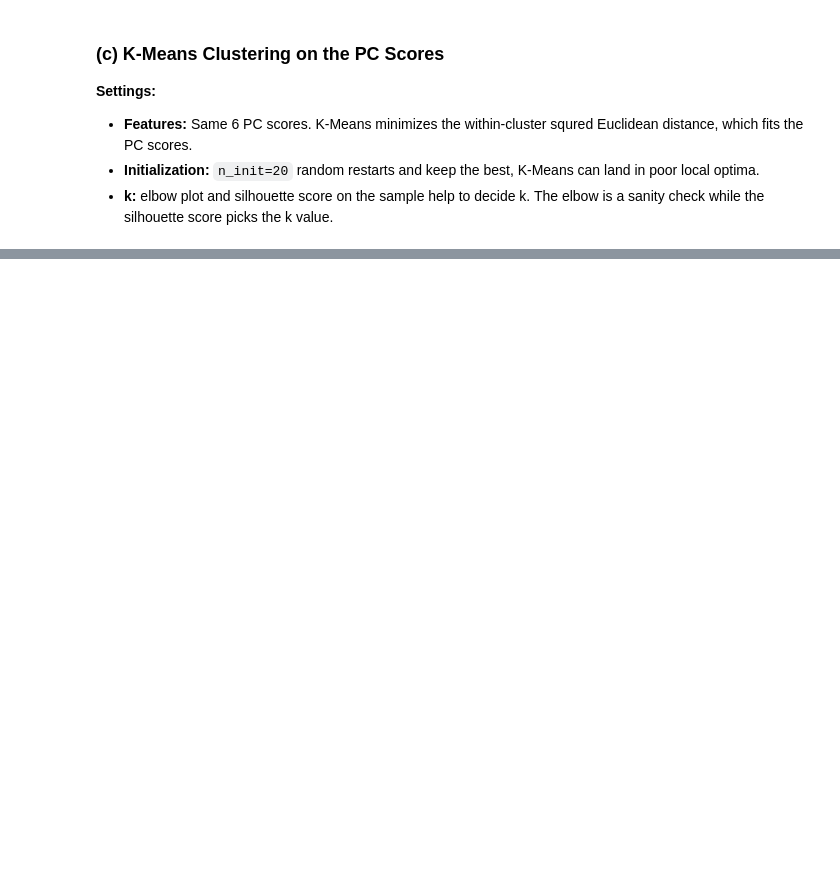
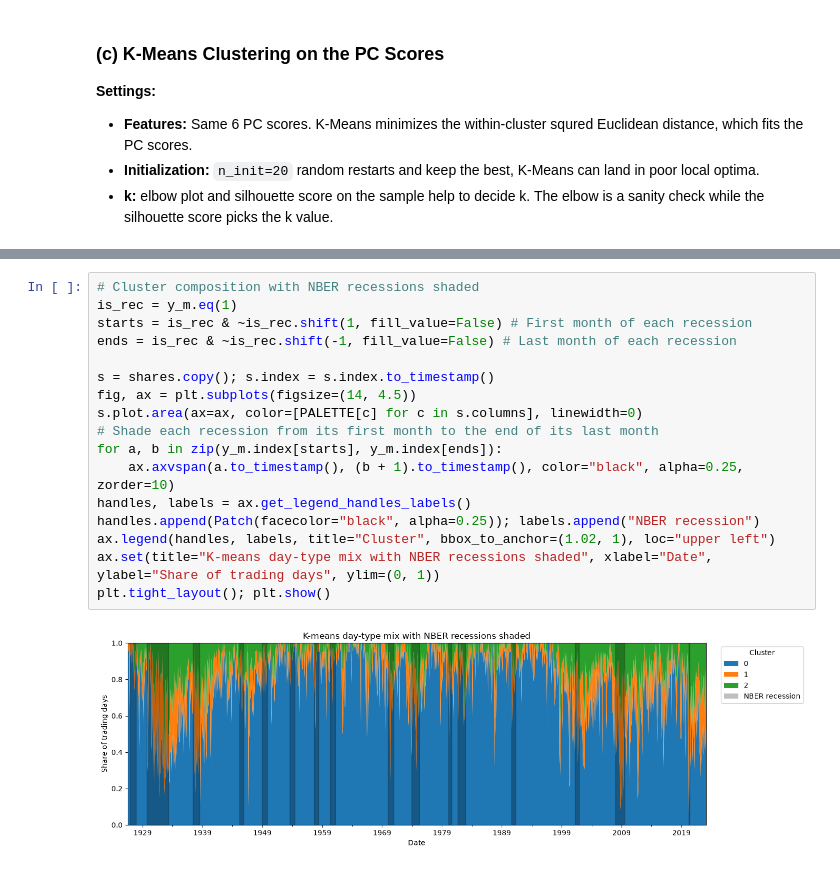
Before and after one commit to MaxWeisz88/COSI104A_HW6, a Jupyter notebook: tasks2.ipynb, the cells around one changed output, grey strips where cells are left out. Drawn from its saved outputs; the diff is of its cells as text; blank space fills up the shorter version.

```diff
--- a/tasks2.ipynb
+++ b/tasks2.ipynb
@@ -339,0 +389,19 @@ Freq: M, Name: USREC, dtype: int64
+# %%
+# Cluster composition with NBER recessions shaded
+is_rec = y_m.eq(1)
+starts = is_rec & ~is_rec.shift(1, fill_value=False) # First month of each recession
+ends = is_rec & ~is_rec.shift(-1, fill_value=False) # Last month of each recession
+
+s = shares.copy(); s.index = s.index.to_timestamp()
+fig, ax = plt.subplots(figsize=(14, 4.5))
+s.plot.area(ax=ax, color=[PALETTE[c] for c in s.columns], linewidth=0)
+# Shade each recession from its first month to the end of its last month
+for a, b in zip(y_m.index[starts], y_m.index[ends]):
+    ax.axvspan(a.to_timestamp(), (b + 1).to_timestamp(), color="black", alpha=0.25, zorder=10)
+handles, labels = ax.get_legend_handles_labels()
+handles.append(Patch(facecolor="black", alpha=0.25)); labels.append("NBER recession")
+ax.legend(handles, labels, title="Cluster", bbox_to_anchor=(1.02, 1), loc="upper left")
+ax.set(title="K-means day-type mix with NBER recessions shaded", xlabel="Date", ylabel="Share of trading days", ylim=(0, 1))
+plt.tight_layout(); plt.show()
+# %% [output]
+[figure, added]
```
Also changed, not shown: parts of 32 cells of this notebook, 1 other file.
